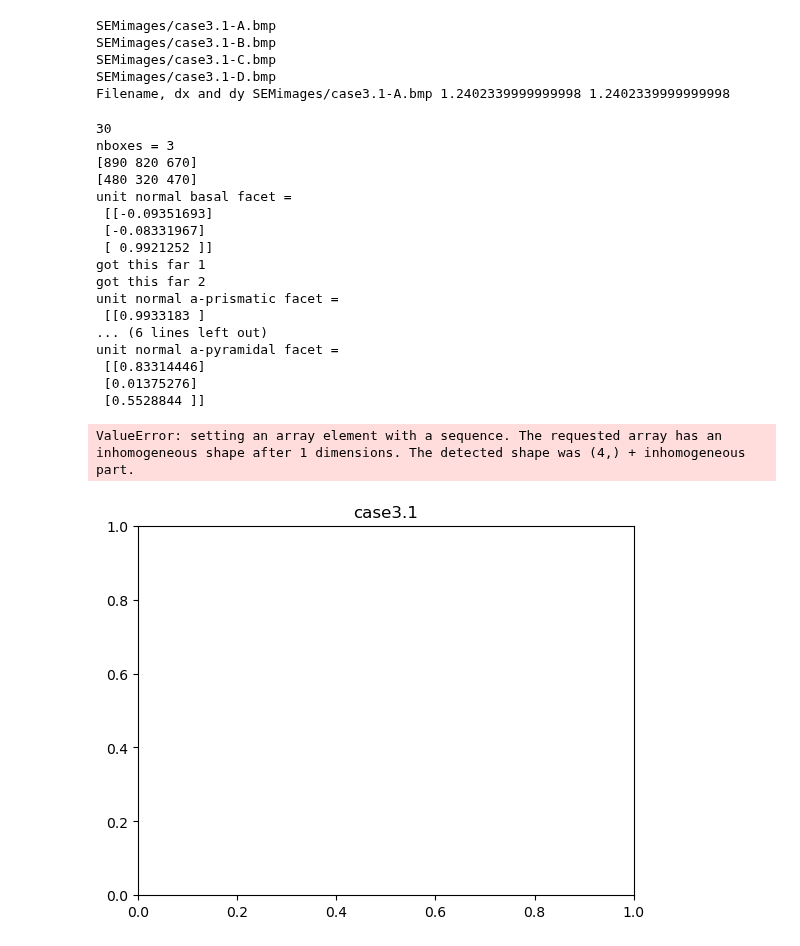
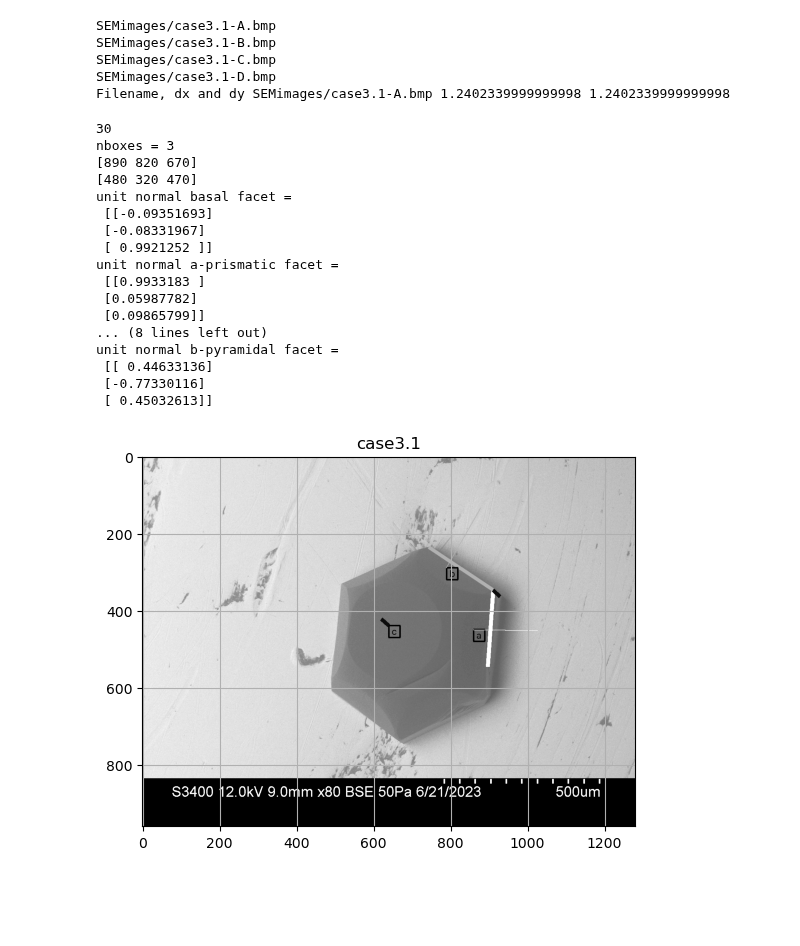
Before and after one commit to sneshyba/ice2021, a Jupyter notebook: crystals/2023-06-21/case3.1 (calibration2)/GNBF_calibrate_from_Xtlvecs.ipynb, the cells around one changed output. Drawn from its saved outputs; the diff is of its cells as text; code cells hidden in the pictures; blank space fills up the shorter version.

```diff
--- a/crystals/2023-06-21/case3.1 (calibration2)/GNBF_calibrate_from_Xtlvecs.ipynb
+++ b/crystals/2023-06-21/case3.1 (calibration2)/GNBF_calibrate_from_Xtlvecs.ipynb
@@ -89,9 +89,9 @@ draw.line(lined_disp, fill=fillc,width=linewidth)
 # Calculate and show the prismatic normal associated with vector a
 navec = np.matrix(np.cross(cvec.T,avec.T)).T
 print ('unit normal a-prismatic facet =\n',navec)
-scaledcenterxterm = (dboxcenterx+ndvec[0]*scale).item()
-scaledcenteryterm = (dboxcentery+ndvec[1]*scale).item()
-# linea_disp = list(np.squeeze([xorigin,yorigin,xorigin+navec[0]*scale,yorigin+navec[1]*scale]).astype(int))
+# scalednavecxterm = (xorigin+navec[0]*scale).item()
+# scalednavecyterm = (yorigin+navec[1]*scale).item()
+# linea_disp = list(np.squeeze([xorigin,yorigin,scalednavecxterm,scalednavecyterm).astype(int))
 # draw.line(linea_disp, fill=filla,width=2)
 
 # Calculate and show the prismatic normal associated with vector b
@@ -99,50 +99,55 @@ nbvec = np.matrix(np.cross(bvec.T,cvec.T)).T
 print ('unit normal b-prismatic facet =\n',nbvec)
 bboxcenterx = nx1list[1]
 bboxcentery = ny1list[1]
-# lineb_disp = list(np.squeeze([bboxcenterx,bboxcentery,bboxcenterx+nbvec[0]*scale,bboxcentery+nbvec[1]*scale]).astype(int))
+# scaledbvecxterm = (bboxcenterx+nbvec[0]*scale).item()
+# scaledbvecyterm = (bboxcentery+nbvec[1]*scale).item()
+# lineb_disp = list(np.squeeze([bboxcenterx,bboxcentery,scaledbvecxterm,scaledbvecyterm]).astype(int))
 # draw.line(lineb_disp, fill=fillb,width=2)
 
 # Calculate and show the pyramidal normal associated with vector a
 Rot28 = ims.myrotation_matrix(avec,-28)
 navec = Rot28*navec
 print ('unit normal a-pyramidal facet =\n',navec)
 aboxcenterx = nx1list[0]
 aboxcentery = ny1list[0]
-linea_disp = list(np.squeeze([aboxcenterx,aboxcentery,aboxcenterx+navec[0]*scale,aboxcentery+navec[1]*scale]).astype(int))
+scaledcenterxterm = (aboxcenterx+navec[0]*scale).item()
+scaledcenteryterm = (aboxcentery+navec[1]*scale).item()
+linea_disp = list(np.squeeze([aboxcenterx,aboxcentery,scaledcenterxterm,scaledcenteryterm]).astype(int))
 draw.line(linea_disp, fill=filla,width=2)
 
 # Calculate and show the pyramidal normal associated with vector b
 Rot28 = ims.myrotation_matrix(bvec,28)
 nbvec = Rot28*nbvec
 print ('unit normal b-pyramidal facet =\n',nbvec)
 bboxcenterx = nx1list[1]
 bboxcentery = ny1list[1]
-lineb_disp = list(np.squeeze([bboxcenterx,bboxcentery,bboxcenterx+nbvec[0]*scale,bboxcentery+nbvec[1]*scale]).astype(int))
+scaledbvecxterm = (bboxcenterx+nbvec[0]*scale).item()
+scaledbvecyterm = (bboxcentery+nbvec[1]*scale).item()
+lineb_disp = list(np.squeeze([bboxcenterx,bboxcentery,scaledbvecxterm,scaledbvecyterm]).astype(int))
 draw.line(lineb_disp, fill=fillb,width=2)
 
 # Finish up
 plt.imshow(im,cmap = 'Greys_r', vmin = 0,vmax = 255)
 plt.grid(True)
 # %% [output]
 30
 nboxes = 3
 [890 820 670]
 [480 320 470]
 unit normal basal facet =
  [[-0.09351693]
  [-0.08331967]
  [ 0.9921252 ]]
-got this far 1
-got this far 2
 unit normal a-prismatic facet =
  [[0.9933183 ]
-... (6 lines left out)
-unit normal a-pyramidal facet =
- [[0.83314446]
- [0.01375276]
- [0.5528844 ]]
+ [0.05987782]
+ [0.09865799]]
+... (8 lines left out)
+unit normal b-pyramidal facet =
+ [[ 0.44633136]
+ [-0.77330116]
+ [ 0.45032613]]
-ValueError: setting an array element with a sequence. The requested array has an inhomogeneous shape after 1 dimensions. The detected shape was (4,) + inhomogeneous part.
-[figure, old version]
+[figure, new version]
 # %%
 # For each detector, get s-values
 sAa, sBa, sCa, sDa = ims.mygets(navec,theta)
```
Also changed, not shown: parts of 1 cell of this notebook.
